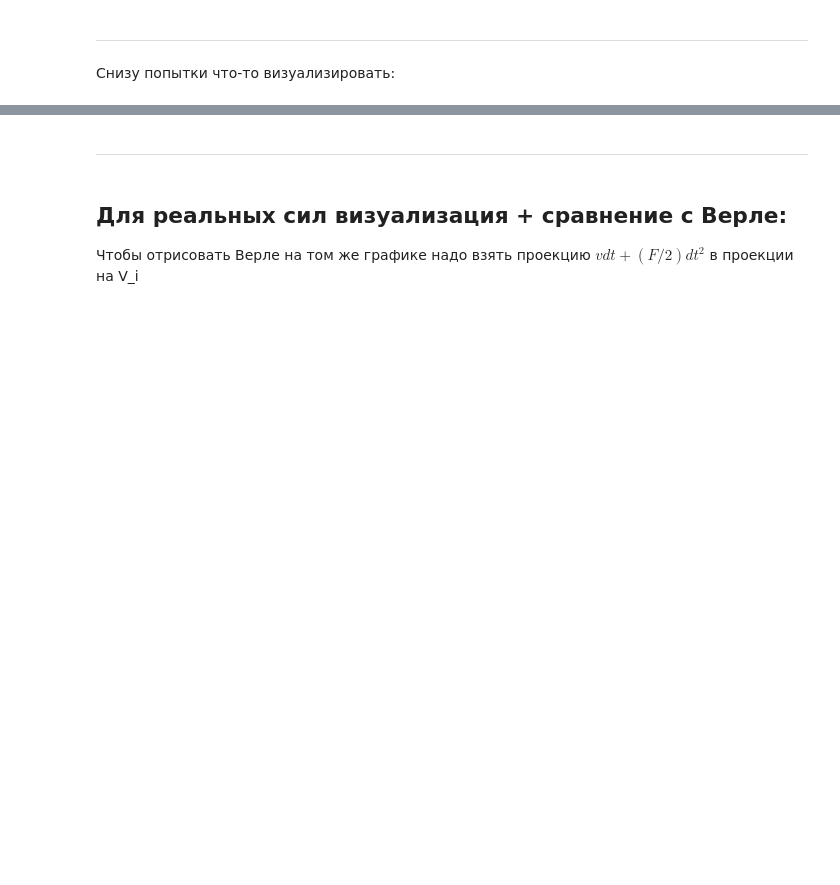
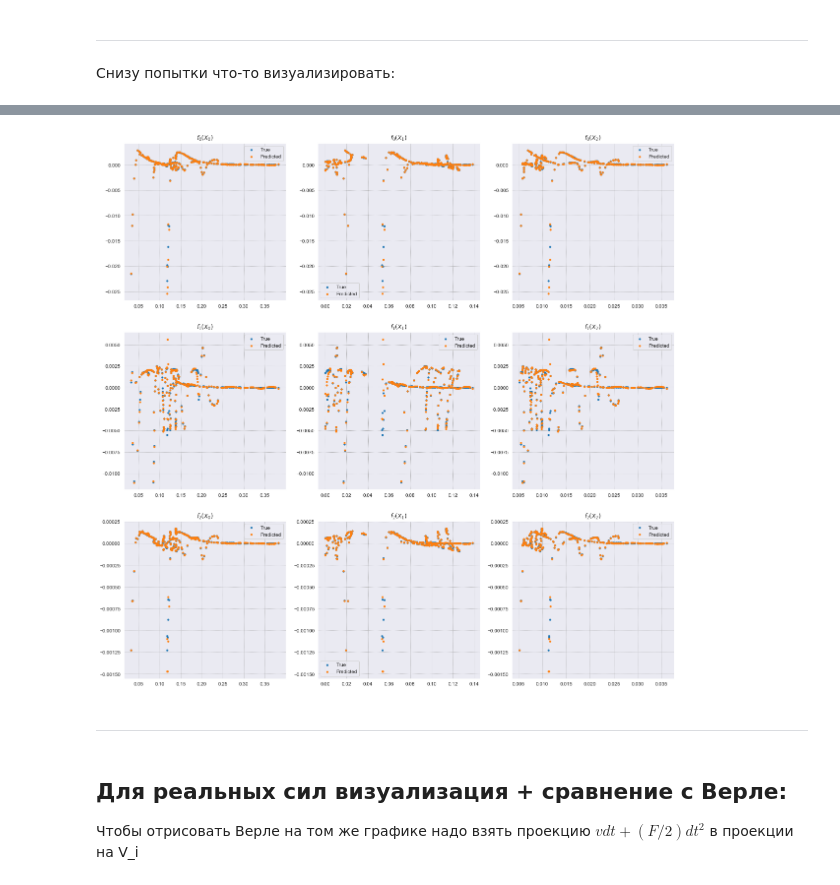
Before and after one commit to Alphonsce/Machine-learning-for-MD-project, a Jupyter notebook: gpr_sklearn.ipynb, the cells around one changed output, grey strips where cells are left out. Drawn from its saved outputs; the diff is of its cells as text; code cells hidden in the pictures; blank space fills up the shorter version.

Commit message:
model for vel added

```diff
--- a/gpr_sklearn.ipynb
+++ b/gpr_sklearn.ipynb
@@ -201,0 +215,14 @@ if len(train_data[0][1]) != 1:
+# %%
+train_X_vel, train_Y_vel = formate_data_for_sklearn(train_data_vel)
+val_X_vel, val_Y_vel = formate_data_for_sklearn(val_data_vel)
+# %%
+model_vel = GaussianProcessRegressor(
+    kernel=my_kernel,
+    random_state=0,
+    n_restarts_optimizer=1,
+    # normalize_y=True
+    )
+
+model_vel.fit(train_X_vel, train_Y_vel)
+
+Y_pred_vel = model_vel.predict(val_X_vel, return_std=False)
@@ -202,3 +233,15 @@ if len(train_data[0][1]) != 1:
+# %%
+if len(train_data[0][1]) != 1:
+    plot_matrix(
+        X=[elem[:-3] for elem in val_X_vel] if MODE == "movements" else val_X_vel,
+        K=CFG.K,
+        Y_true=val_Y_vel,
+        Y_pred=Y_pred_vel,
+
+        figsize=(20, 20)
+    )
+# %% [output]
+[figure, added]
 # %% [markdown]
 ---
 # %% [markdown]
```
Also changed, not shown: parts of 12 cells of this notebook, 3 other files.
